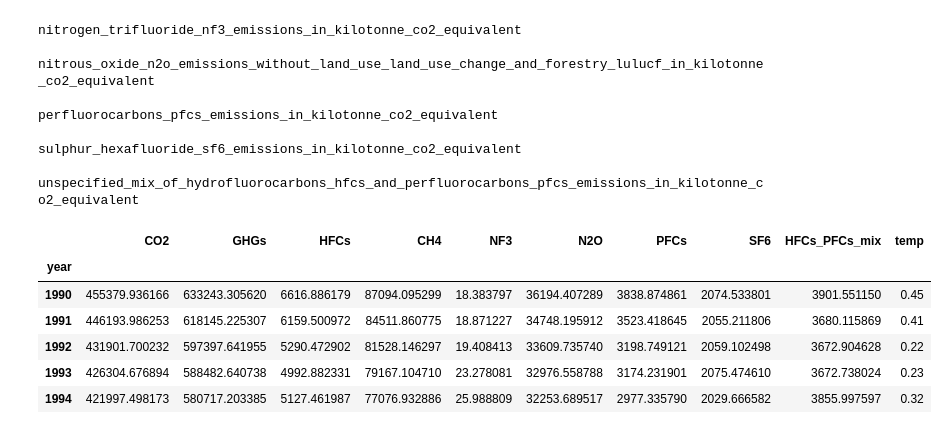
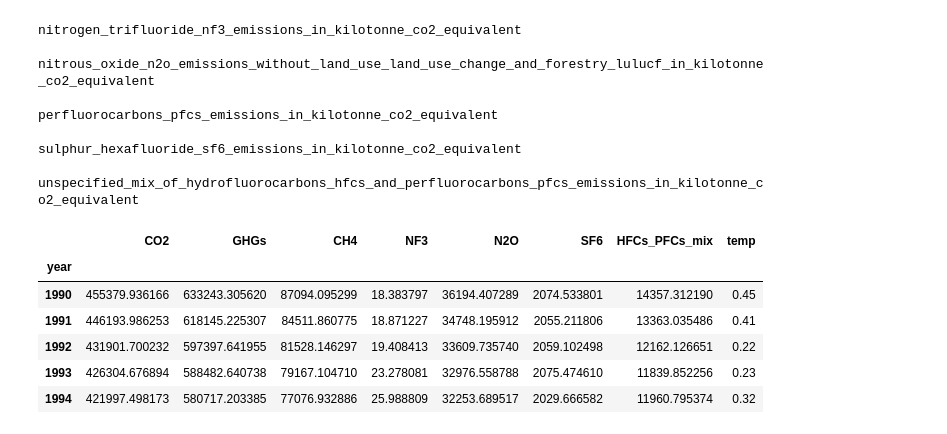
Before and after one commit to jpdevito/cmsc320, a Jupyter notebook: Tutorial.ipynb, the cells around one changed output. Saved outputs shown, nothing was run; the diff lists cells and outputs as text; code cells hidden in the pictures.

```diff
--- a/Tutorial.ipynb
+++ b/Tutorial.ipynb
@@ -106,21 +109,25 @@ unspecified_mix_of_hydrofluorocarbons_hfcs_and_perfluorocarbons_pfcs_emissions_i
 # %%
 # pivots table to give each category a column, takes mean temp across all countries/areas
 df = ghg_data.pivot_table(index="year", columns=["category"], aggfunc="mean")
 df.columns = df.columns.droplevel()
 df.columns = ["CO2", "GHGs", "GHGs_2", "HFCs", "CH4", "NF3", "N2O", "PFCs", "SF6", "HFCs_PFCs_mix"]
 
 # GHGs_2 does not have indirect co2, so let's just drop in
 df = df.drop("GHGs_2", axis=1)
 
+# some data has HFCs and PFCs combined, so let's just combine them for the whole dataset
+df["HFCs_PFCs_mix"] = df["HFCs_PFCs_mix"] + df["HFCs"] + df["PFCs"]
+df = df.drop(["HFCs", "PFCs"], axis=1)
+
 # adds a column for temp data
 df = df.join(temp_data.set_index("year"), how="inner")
 
 df.head()
 # %% [output]
-|  | CO2 | GHGs | HFCs | CH4 | NF3 | N2O | PFCs | SF6 | HFCs_PFCs_mix | temp |
-| year |  |  |  |  |  |  |  |  |  |  |
-| 1990 | 455379.936166 | 633243.305620 | 6616.886179 | 87094.095299 | 18.383797 | 36194.407289 | 3838.874861 | 2074.533801 | 3901.551150 | 0.45 |
-| 1991 | 446193.986253 | 618145.225307 | 6159.500972 | 84511.860775 | 18.871227 | 34748.195912 | 3523.418645 | 2055.211806 | 3680.115869 | 0.41 |
-| 1992 | 431901.700232 | 597397.641955 | 5290.472902 | 81528.146297 | 19.408413 | 33609.735740 | 3198.749121 | 2059.102498 | 3672.904628 | 0.22 |
-| 1993 | 426304.676894 | 588482.640738 | 4992.882331 | 79167.104710 | 23.278081 | 32976.558788 | 3174.231901 | 2075.474610 | 3672.738024 | 0.23 |
-| 1994 | 421997.498173 | 580717.203385 | 5127.461987 | 77076.932886 | 25.988809 | 32253.689517 | 2977.335790 | 2029.666582 | 3855.997597 | 0.32 |
+|  | CO2 | GHGs | CH4 | NF3 | N2O | SF6 | HFCs_PFCs_mix | temp |
+| year |  |  |  |  |  |  |  |  |
+| 1990 | 455379.936166 | 633243.305620 | 87094.095299 | 18.383797 | 36194.407289 | 2074.533801 | 14357.312190 | 0.45 |
+| 1991 | 446193.986253 | 618145.225307 | 84511.860775 | 18.871227 | 34748.195912 | 2055.211806 | 13363.035486 | 0.41 |
+| 1992 | 431901.700232 | 597397.641955 | 81528.146297 | 19.408413 | 33609.735740 | 2059.102498 | 12162.126651 | 0.22 |
+| 1993 | 426304.676894 | 588482.640738 | 79167.104710 | 23.278081 | 32976.558788 | 2075.474610 | 11839.852256 | 0.23 |
+| 1994 | 421997.498173 | 580717.203385 | 77076.932886 | 25.988809 | 32253.689517 | 2029.666582 | 11960.795374 | 0.32 |
```
Also changed, not shown: parts of 13 cells of this notebook.
